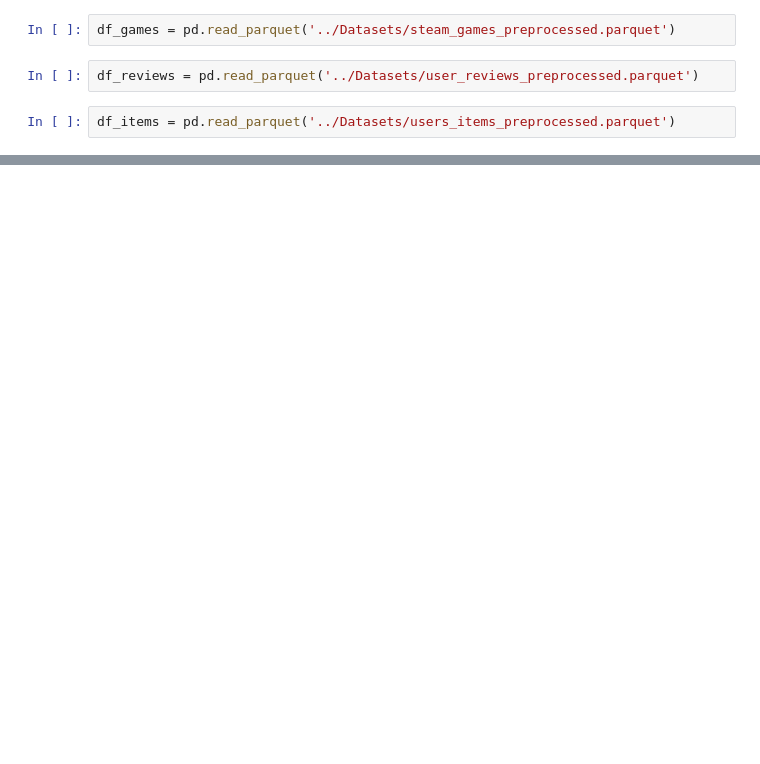
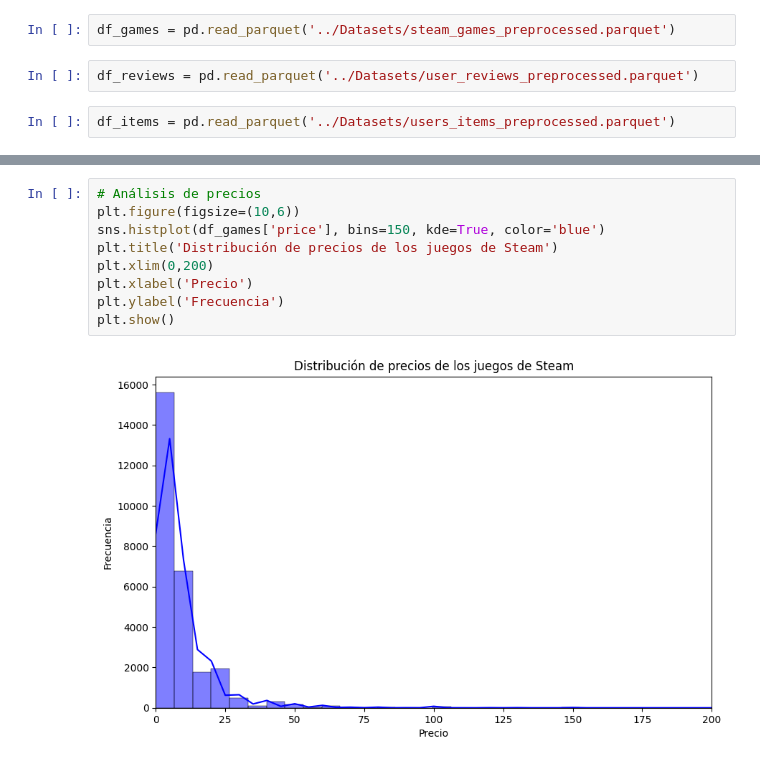
Before and after one commit to SantosIparraguirre/Sistema-Recomendacion-Steam, a Jupyter notebook: EDA/eda.ipynb, the cells around one changed output, grey strips where cells are left out. Cells and saved outputs as stored; diff of their text form; blank space fills up the shorter version.

```diff
--- a/EDA/eda.ipynb
+++ b/EDA/eda.ipynb
@@ -26,0 +67,11 @@ df_reviews.head()
+# %%
+# Análisis de precios
+plt.figure(figsize=(10,6))
+sns.histplot(df_games['price'], bins=150, kde=True, color='blue')
+plt.title('Distribución de precios de los juegos de Steam')
+plt.xlim(0,200)
+plt.xlabel('Precio')
+plt.ylabel('Frecuencia')
+plt.show()
+# %% [output]
+[figure, added]
```
Also changed, not shown: parts of 9 cells of this notebook, 6 other files.
